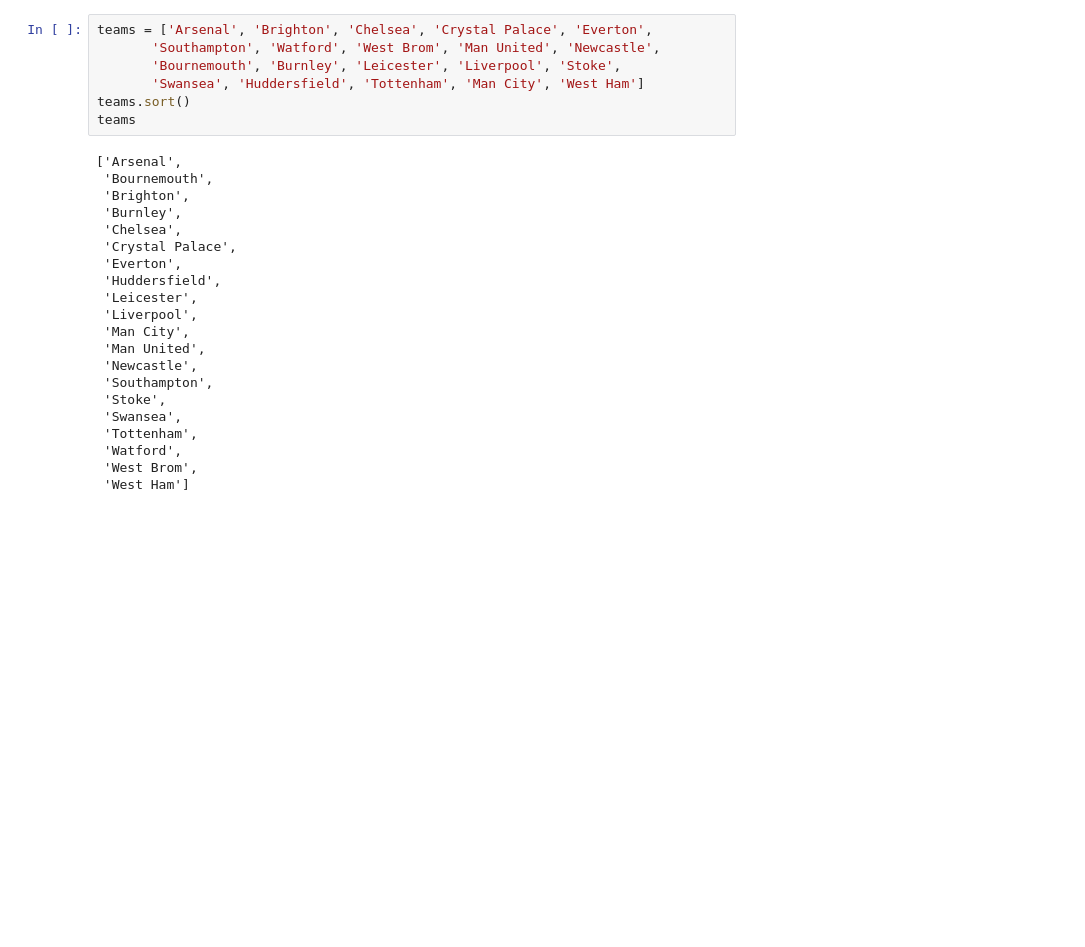
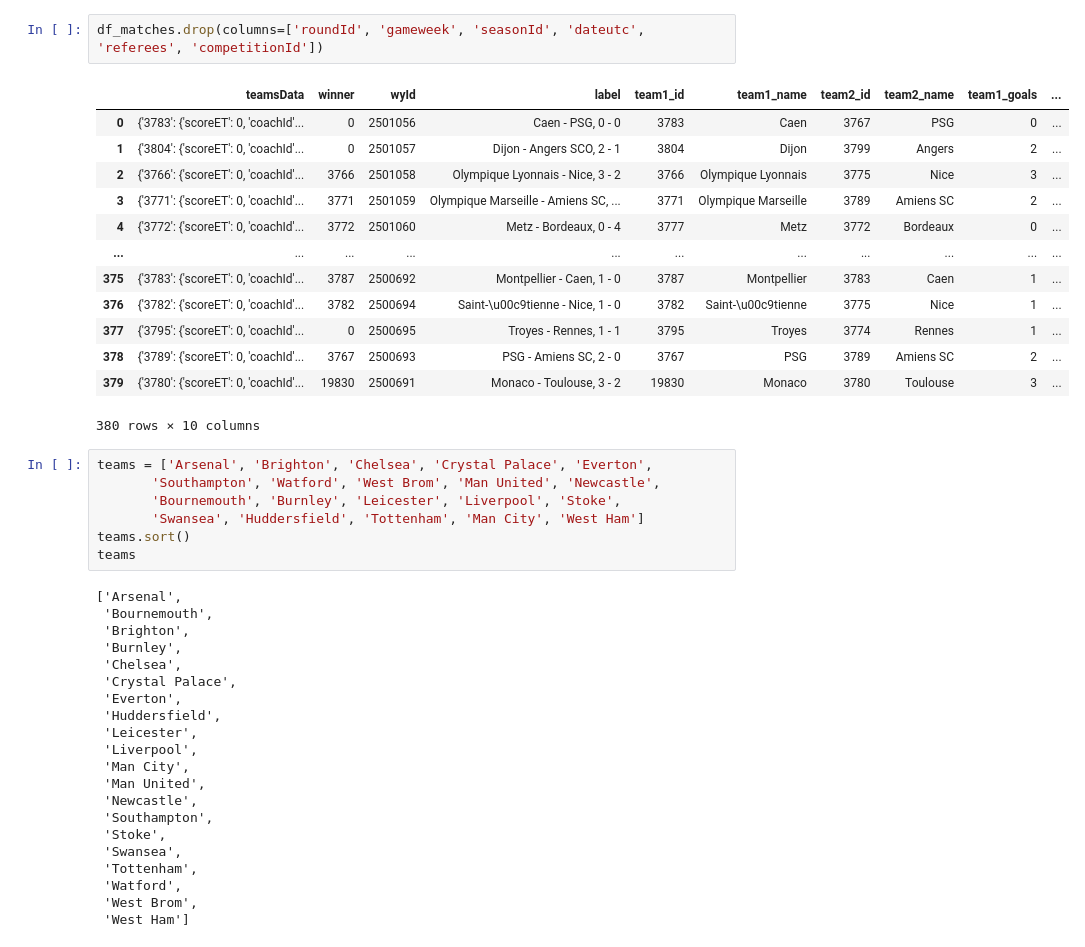
Before and after one commit to tw98/dl_soccer, a Jupyter notebook: extract_underdogs.ipynb, the cells around one changed output. Saved outputs shown, nothing was run; the diff lists cells and outputs as text; blank space fills up the shorter version.

```diff
--- a/extract_underdogs.ipynb
+++ b/extract_underdogs.ipynb
@@ -25,3 +54,19 @@ df_matches.head()
+# %%
+df_matches.drop(columns=['roundId', 'gameweek', 'seasonId', 'dateutc', 'referees', 'competitionId'])
+# %% [output]
+|  | teamsData | winner | wyId | label | team1_id | team1_name | team2_id | team2_name | team1_goals | ... |
+| 0 | {'3783': {'scoreET': 0, 'coachId'... | 0 | 2501056 | Caen - PSG, 0 - 0 | 3783 | Caen | 3767 | PSG | 0 | ... |
+| 1 | {'3804': {'scoreET': 0, 'coachId'... | 0 | 2501057 | Dijon - Angers SCO, 2 - 1 | 3804 | Dijon | 3799 | Angers | 2 | ... |
+| 2 | {'3766': {'scoreET': 0, 'coachId'... | 3766 | 2501058 | Olympique Lyonnais - Nice, 3 - 2 | 3766 | Olympique Lyonnais | 3775 | Nice | 3 | ... |
+| 3 | {'3771': {'scoreET': 0, 'coachId'... | 3771 | 2501059 | Olympique Marseille - Amiens SC, ... | 3771 | Olympique Marseille | 3789 | Amiens SC | 2 | ... |
+| 4 | {'3772': {'scoreET': 0, 'coachId'... | 3772 | 2501060 | Metz - Bordeaux, 0 - 4 | 3777 | Metz | 3772 | Bordeaux | 0 | ... |
+| ... | ... | ... | ... | ... | ... | ... | ... | ... | ... | ... |
+| 375 | {'3783': {'scoreET': 0, 'coachId'... | 3787 | 2500692 | Montpellier - Caen, 1 - 0 | 3787 | Montpellier | 3783 | Caen | 1 | ... |
+| 376 | {'3782': {'scoreET': 0, 'coachId'... | 3782 | 2500694 | Saint-\u00c9tienne - Nice, 1 - 0 | 3782 | Saint-\u00c9tienne | 3775 | Nice | 1 | ... |
+| 377 | {'3795': {'scoreET': 0, 'coachId'... | 0 | 2500695 | Troyes - Rennes, 1 - 1 | 3795 | Troyes | 3774 | Rennes | 1 | ... |
+| 378 | {'3789': {'scoreET': 0, 'coachId'... | 3767 | 2500693 | PSG - Amiens SC, 2 - 0 | 3767 | PSG | 3789 | Amiens SC | 2 | ... |
+| 379 | {'3780': {'scoreET': 0, 'coachId'... | 19830 | 2500691 | Monaco - Toulouse, 3 - 2 | 19830 | Monaco | 3780 | Toulouse | 3 | ... |
+380 rows × 10 columns
 # %%
 teams = ['Arsenal', 'Brighton', 'Chelsea', 'Crystal Palace', 'Everton',
        'Southampton', 'Watford', 'West Brom', 'Man United', 'Newcastle',
```
Also changed, not shown: parts of 17 cells of this notebook, 8 other files.
